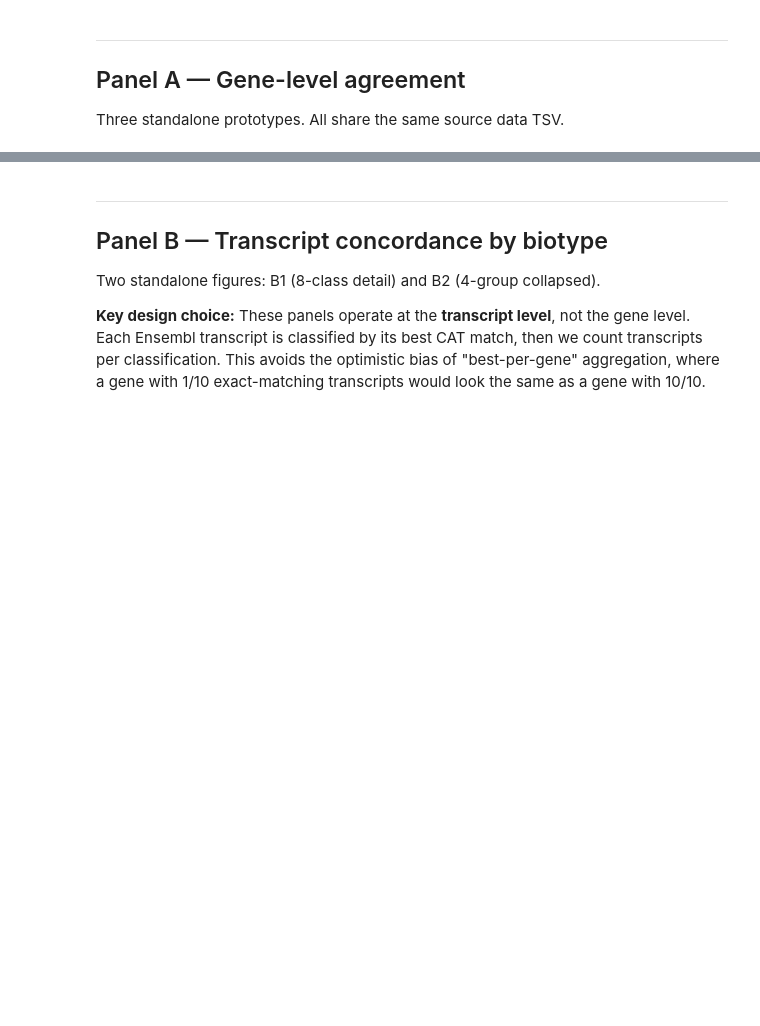
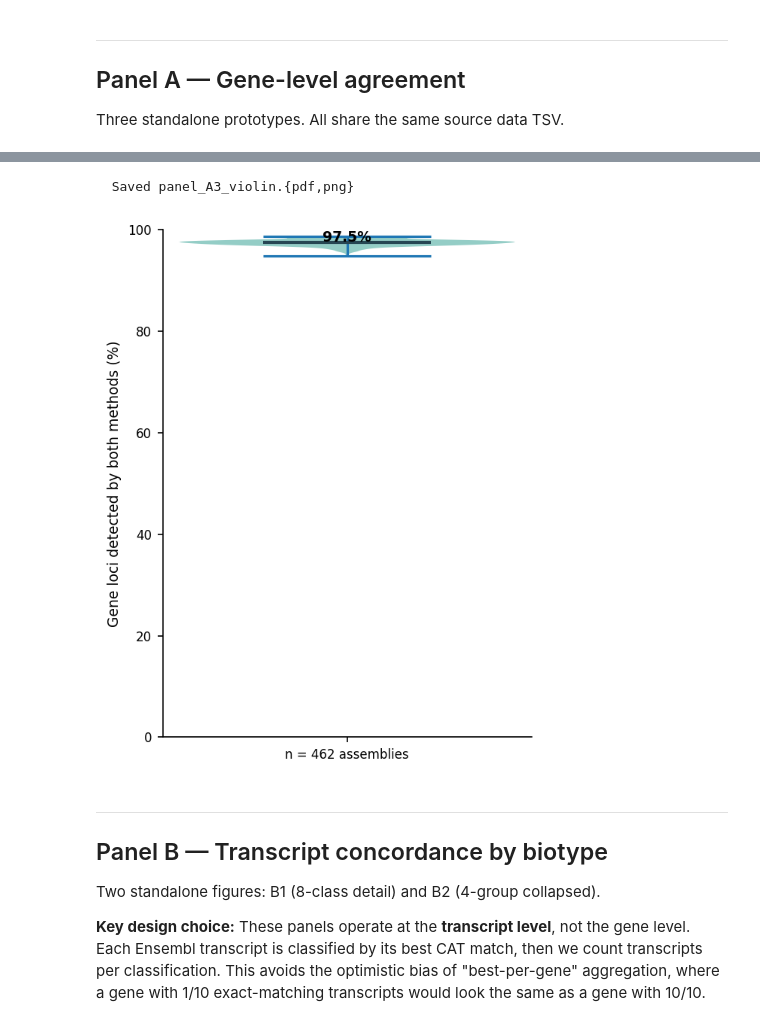
Before and after one commit to Ensembl/hprc-qc, a Jupyter notebook: nextflow/pipelines/ensembl_cat_comparison/notebooks/figure_main_concordance_v2.ipynb, the cells around one changed output, grey strips where cells are left out. Saved outputs shown, nothing was run; the diff lists cells and outputs as text; code cells hidden in the pictures; blank space fills up the shorter version.

```diff
--- a/nextflow/pipelines/ensembl_cat_comparison/notebooks/figure_main_concordance_v2.ipynb
+++ b/nextflow/pipelines/ensembl_cat_comparison/notebooks/figure_main_concordance_v2.ipynb
@@ -284,18 +529,23 @@ plt.show()
 # %%
 # ── A3: Violin ───────────────────────────────────────────────────────────
 fig, ax = plt.subplots(figsize=(4, 5))
 parts = ax.violinplot(vals, vert=True, showmedians=True, showextrema=True)
 for pc in parts['bodies']:
     pc.set_facecolor('#2a9d8f'); pc.set_alpha(0.5)
 parts['cmedians'].set_color('#264653'); parts['cmedians'].set_linewidth(2)
 ax.set_ylabel('Gene loci detected by both methods (%)')
 ax.set_xticks([1]); ax.set_xticklabels([f'n = {len(vals)} assemblies'])
-ax.set_ylim(max(vals.min() - 1, 90), 100)
+# ax.set_ylim(max(vals.min() - 1, 90), 100)
+ax.set_ylim(0, 100)
+
 ax.text(1, med + 0.15, f'{med:.1f}%', ha='center', fontsize=9, fontweight='bold')
 ax.spines['top'].set_visible(False); ax.spines['right'].set_visible(False)
 plt.tight_layout()
 save_panel(fig, 'panel_A3_violin')
 plt.show()
+# %% [output]
+  Saved panel_A3_violin.{pdf,png}
+[figure, added]
 # %% [markdown]
 ---
 ## Panel B — Transcript concordance by biotype
```
Also changed, not shown: parts of 34 cells of this notebook, 1 other file.
